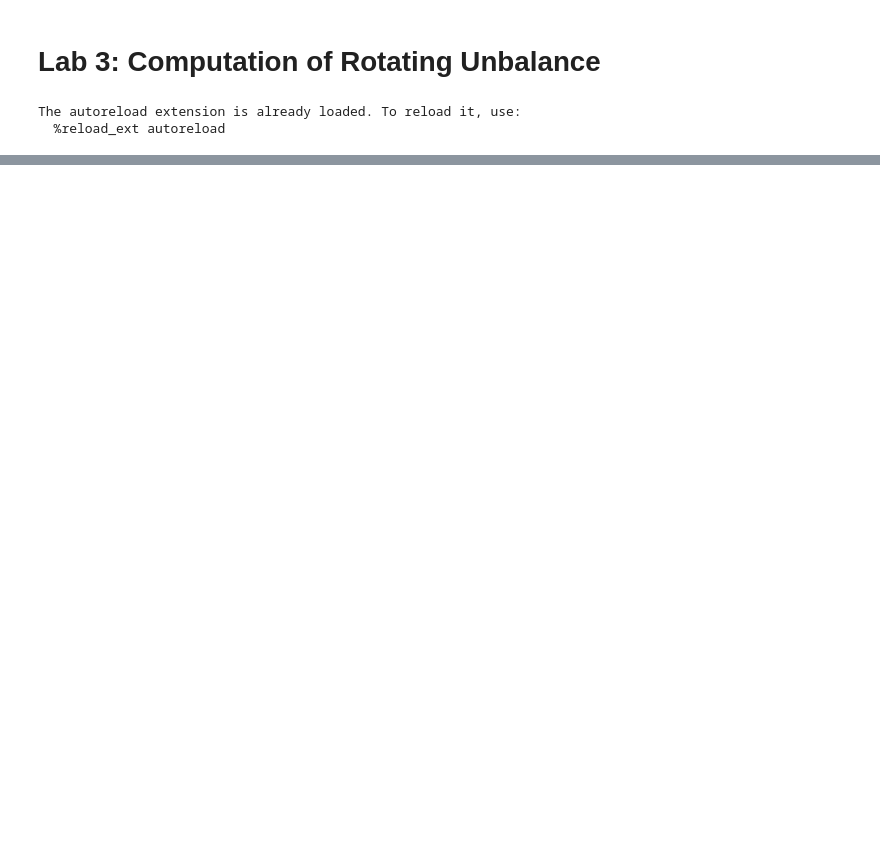
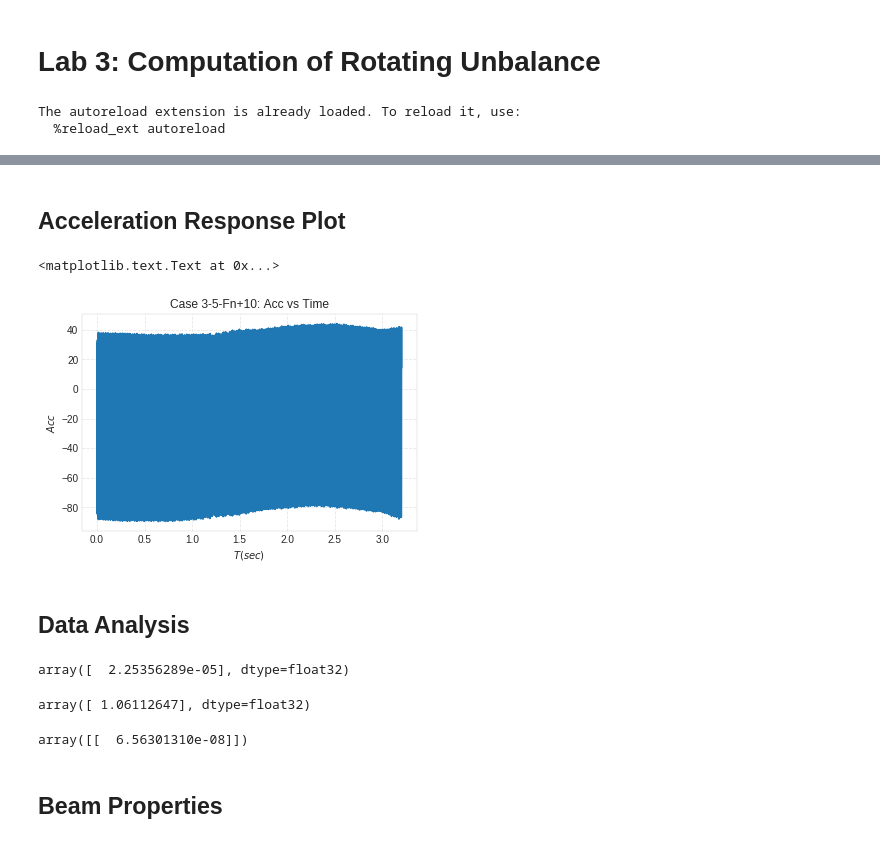
Before and after one commit to josephcslater/MechanicalVibrationLab, a Jupyter notebook: source/labnotes/Lab3.ipynb, the cells around one changed output, grey strips where cells are left out. Cells and saved outputs as stored; diff of their text form; code cells hidden in the pictures; blank space fills up the shorter version.

```diff
--- a/source/labnotes/Lab3.ipynb
+++ b/source/labnotes/Lab3.ipynb
@@ -645,0 +71,37 @@ array([ 3761.41692009])
+# %% [markdown]
+Acceleration Response Plot
+---------------------------------
+# %%
+
+mat_contents=sio.loadmat('Case3-5-Fn+10')
+Time_domain = mat_contents['Time_domain']
+Time_chan_2 = mat_contents['Time_chan_2']
+plt.plot(Time_domain,(Time_chan_2*9.81))
+plt.title('Case 3-5-Fn+10: Acc vs Time')
+plt.xlabel('$T(sec)$')
+plt.ylabel('$Acc$')#  Disp vs Time
+# %% [output]
+<matplotlib.text.Text at 0x...>
+[figure, added]
+# %% [markdown]
+Data Analysis
+---------------
+# %%
+Amax=max((Time_chan_2*9.81)-1);
+Xmax=(Amax)/(wr*2*math.pi)**2 #max displ
+Xmax
+# %% [output]
+array([  2.25356289e-05], dtype=float32)
+# %%
+r=wr/nf #freq ratio
+r
+# %% [output]
+array([ 1.06112647], dtype=float32)
+# %%
+moe=Xmax/h #experimental rotating unbalance
+moe
+# %% [output]
+array([[  6.56301310e-08]])
+# %% [markdown]
+Beam Properties
+-------------------
```
Also changed, not shown: parts of 50 cells of this notebook, 2 other files.
